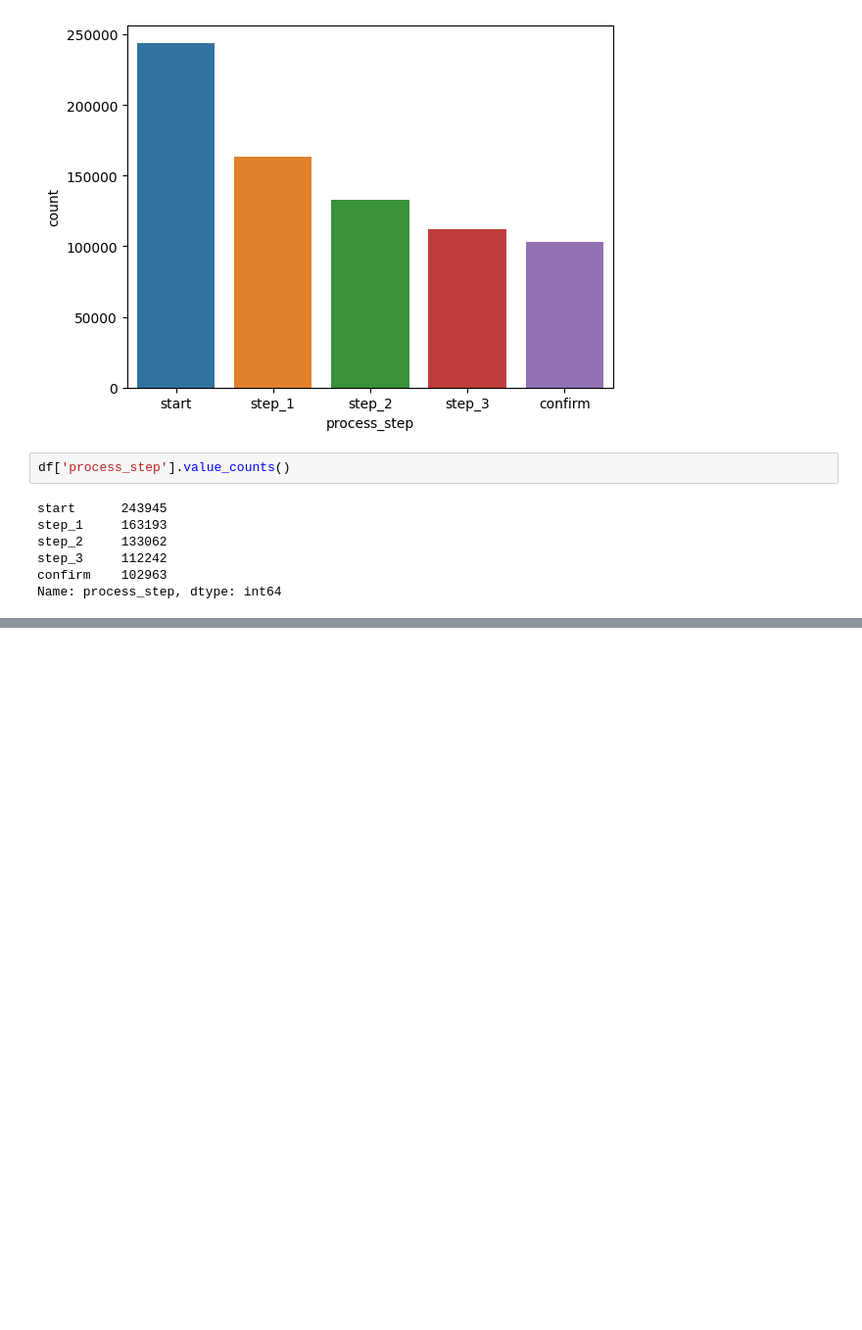
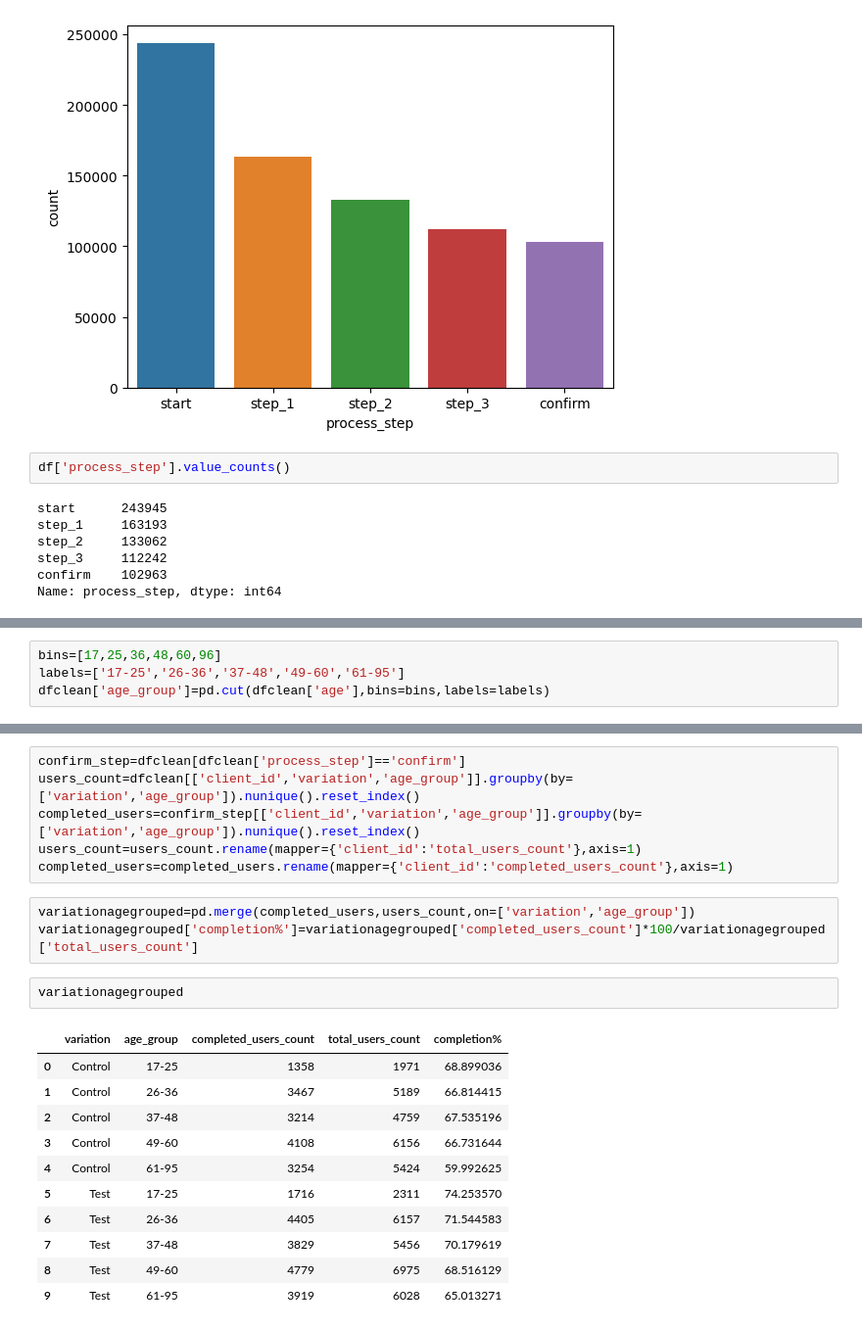
Before and after one commit to vijayendra-k/AB-Testing, a Jupyter notebook: AB-Testing.ipynb, the cells around one changed output, grey strips where cells are left out. Shown at 98% size. Saved outputs shown, nothing was run; the diff lists cells and outputs as text; blank space fills up the shorter version.

Commit message:
age grouping done

```diff
--- a/AB-Testing.ipynb
+++ b/AB-Testing.ipynb
@@ -716,0 +729,4 @@ variationgendergrouped
+# %%
+bins=[17,25,36,48,60,96]
+labels=['17-25','26-36','37-48','49-60','61-95']
+dfclean['age_group']=pd.cut(dfclean['age'],bins=bins,labels=labels)
@@ -716,0 +749,23 @@ variationgendergrouped
+# %%
+confirm_step=dfclean[dfclean['process_step']=='confirm']
+users_count=dfclean[['client_id','variation','age_group']].groupby(by=['variation','age_group']).nunique().reset_index()
+completed_users=confirm_step[['client_id','variation','age_group']].groupby(by=['variation','age_group']).nunique().reset_index()
+users_count=users_count.rename(mapper={'client_id':'total_users_count'},axis=1)
+completed_users=completed_users.rename(mapper={'client_id':'completed_users_count'},axis=1)
+# %%
+variationagegrouped=pd.merge(completed_users,users_count,on=['variation','age_group'])
+variationagegrouped['completion%']=variationagegrouped['completed_users_count']*100/variationagegrouped['total_users_count']
+# %%
+variationagegrouped
+# %% [output]
+|  | variation | age_group | completed_users_count | total_users_count | completion% |
+| 0 | Control | 17-25 | 1358 | 1971 | 68.899036 |
+| 1 | Control | 26-36 | 3467 | 5189 | 66.814415 |
+| 2 | Control | 37-48 | 3214 | 4759 | 67.535196 |
+| 3 | Control | 49-60 | 4108 | 6156 | 66.731644 |
+| 4 | Control | 61-95 | 3254 | 5424 | 59.992625 |
+| 5 | Test | 17-25 | 1716 | 2311 | 74.253570 |
+| 6 | Test | 26-36 | 4405 | 6157 | 71.544583 |
+| 7 | Test | 37-48 | 3829 | 5456 | 70.179619 |
+| 8 | Test | 49-60 | 4779 | 6975 | 68.516129 |
+| 9 | Test | 61-95 | 3919 | 6028 | 65.013271 |
```
Also changed, not shown: parts of 56 cells of this notebook.
